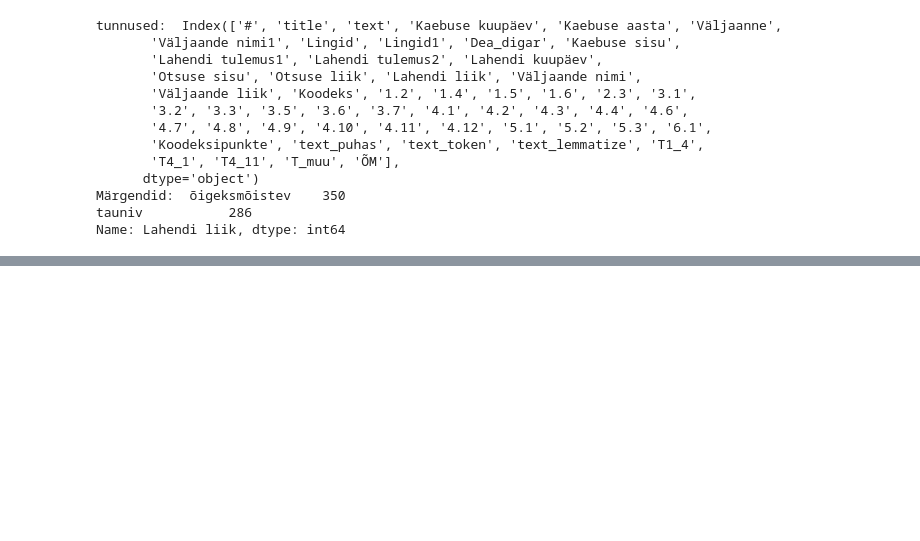
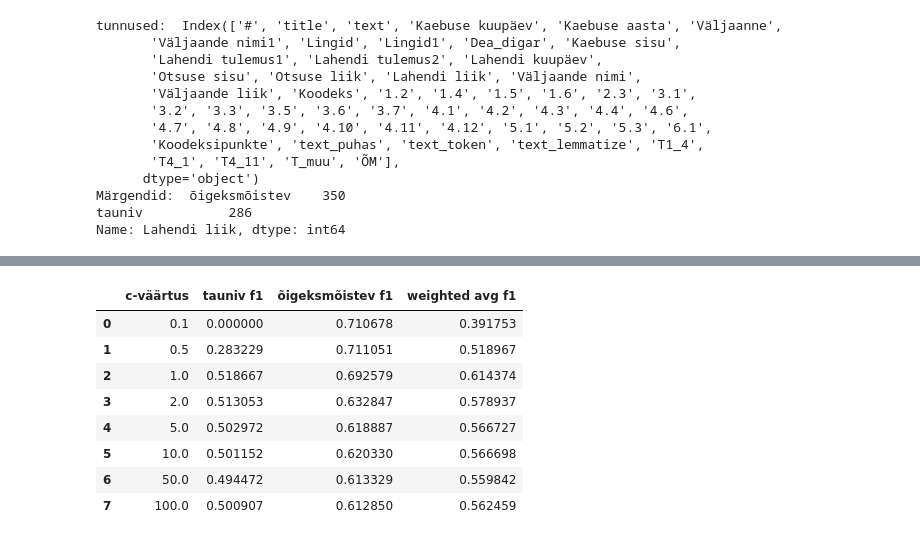
Before and after one commit to anneliisramson/pressinoukogu_kaebused, a Jupyter notebook: 06_2 Klassifitseerimismudel SVM mudel.ipynb, the cells around one changed output, grey strips where cells are left out. Cells and saved outputs as stored; diff of their text form; code cells hidden in the pictures; blank space fills up the shorter version.

```diff
--- a/06_2 Klassifitseerimismudel SVM mudel.ipynb
+++ b/06_2 Klassifitseerimismudel SVM mudel.ipynb
@@ -157,3 +351,18 @@ Std for accuracy:  0.012620662279222955
+# %%
+d = {'c-väärtus': c_list, 'tauniv f1': tauniv_f1, 'õigeksmõistev f1': oigeks_f1,'weighted avg f1': w_avg_f1}
+df = pd.DataFrame(data=d)
+# %%
+df
+# %% [output]
+|  | c-väärtus | tauniv f1 | õigeksmõistev f1 | weighted avg f1 |
+| 0 | 0.1 | 0.000000 | 0.710678 | 0.391753 |
+| 1 | 0.5 | 0.283229 | 0.711051 | 0.518967 |
+| 2 | 1.0 | 0.518667 | 0.692579 | 0.614374 |
+| 3 | 2.0 | 0.513053 | 0.632847 | 0.578937 |
+| 4 | 5.0 | 0.502972 | 0.618887 | 0.566727 |
+| 5 | 10.0 | 0.501152 | 0.620330 | 0.566698 |
+| 6 | 50.0 | 0.494472 | 0.613329 | 0.559842 |
+| 7 | 100.0 | 0.500907 | 0.612850 | 0.562459 |
 # %%
 for i in range(len(c_list)):
     print(str(c_list[i]) + '\t ' + str(mean_accuracy[i]))
```
Also changed, not shown: parts of 14 cells of this notebook, 5 other files.
